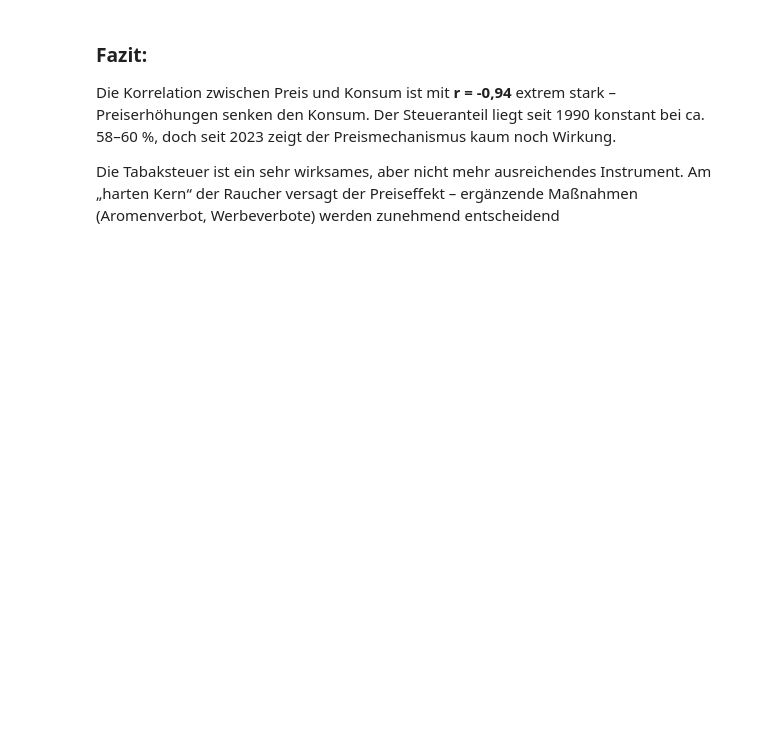
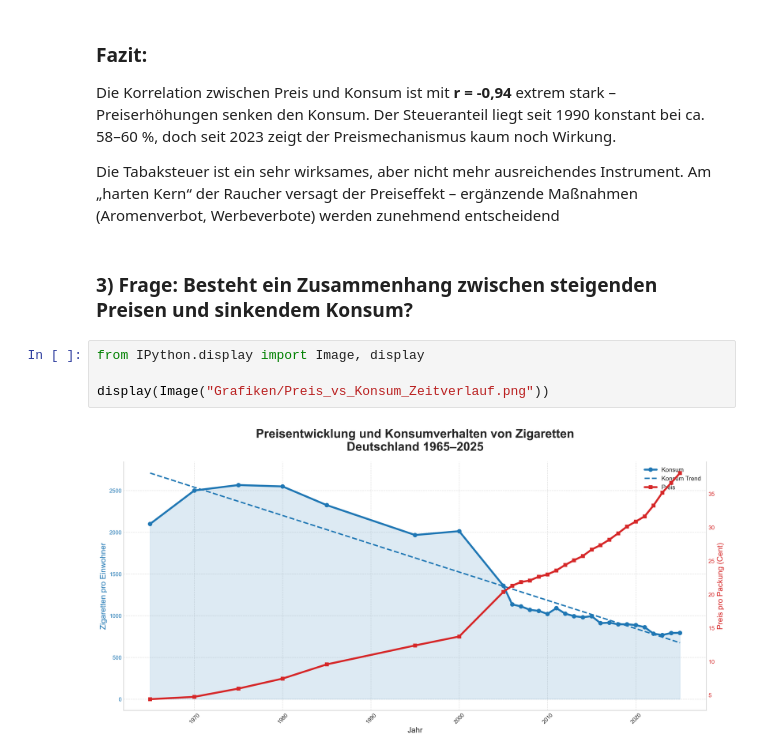
Before and after one commit to evda1011/Informprojekt_SoSe2026, a Jupyter notebook: __Markt-analyse__/Markt-Analyse.ipynb, the cells around one changed output. Cells and saved outputs as stored; diff of their text form; blank space fills up the shorter version.

```diff
--- a/__Markt-analyse__/Markt-Analyse.ipynb
+++ b/__Markt-analyse__/Markt-Analyse.ipynb
@@ -20,3 +59,11 @@ Wie wirksam ist die Tabaksteuer als Steuerungsinstrument im deutschen Zigaretten
 Die Korrelation zwischen Preis und Konsum ist mit **r = -0,94** extrem stark – Preiserhöhungen senken den Konsum. Der Steueranteil liegt seit 1990 konstant bei ca. 58–60 %, doch seit 2023 zeigt der Preismechanismus kaum noch Wirkung.
 
 Die Tabaksteuer ist ein sehr wirksames, aber nicht mehr ausreichendes Instrument. Am „harten Kern“ der Raucher versagt der Preiseffekt – ergänzende Maßnahmen (Aromenverbot, Werbeverbote) werden zunehmend entscheidend
+# %% [markdown]
+### **3) Frage:** Besteht ein Zusammenhang zwischen steigenden Preisen und sinkendem Konsum?
+# %%
+from IPython.display import Image, display
+
+display(Image("Grafiken/Preis_vs_Konsum_Zeitverlauf.png"))
+# %% [output]
+[figure, added]
```
Also changed, not shown: parts of 15 cells of this notebook, 17 other files.
